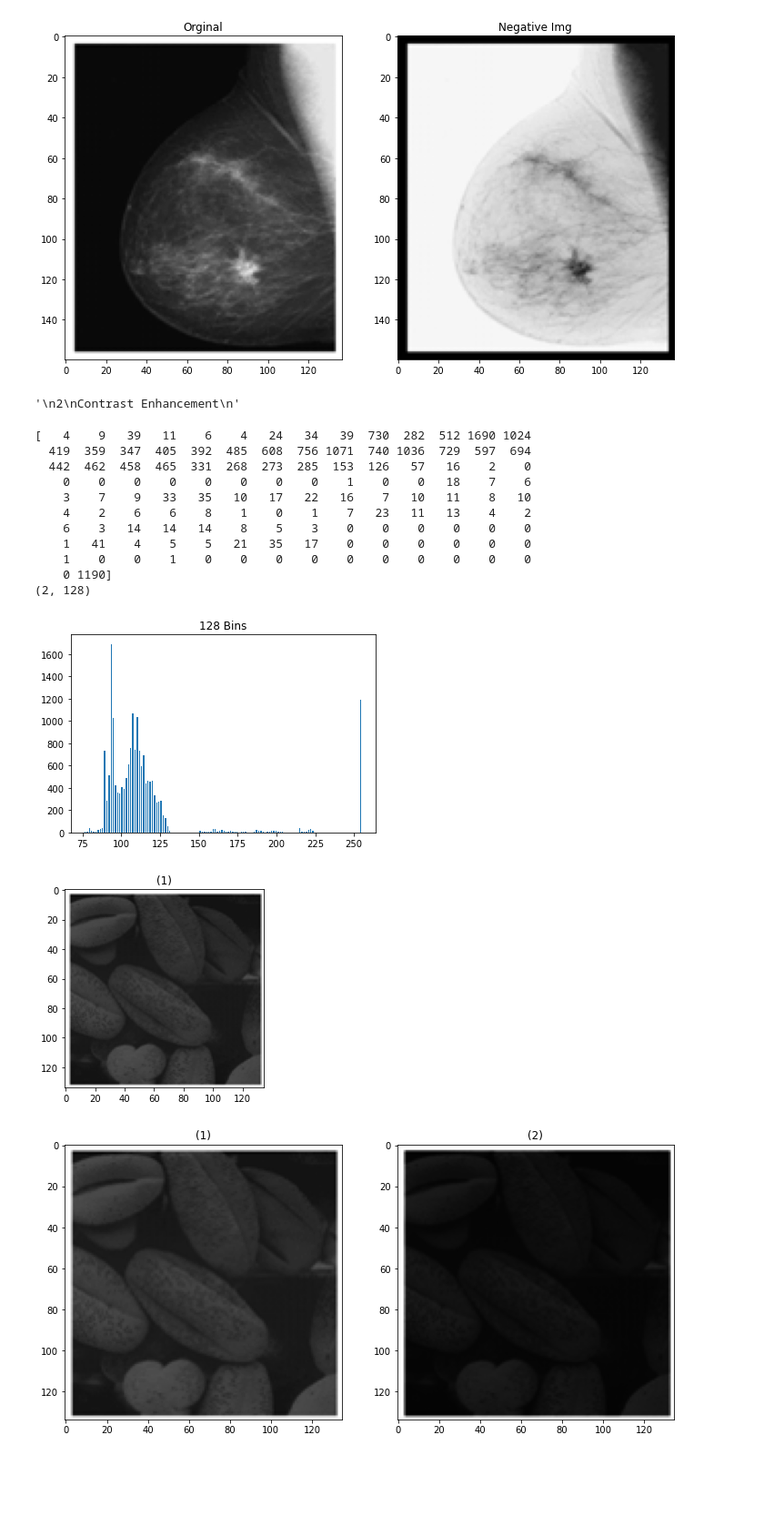
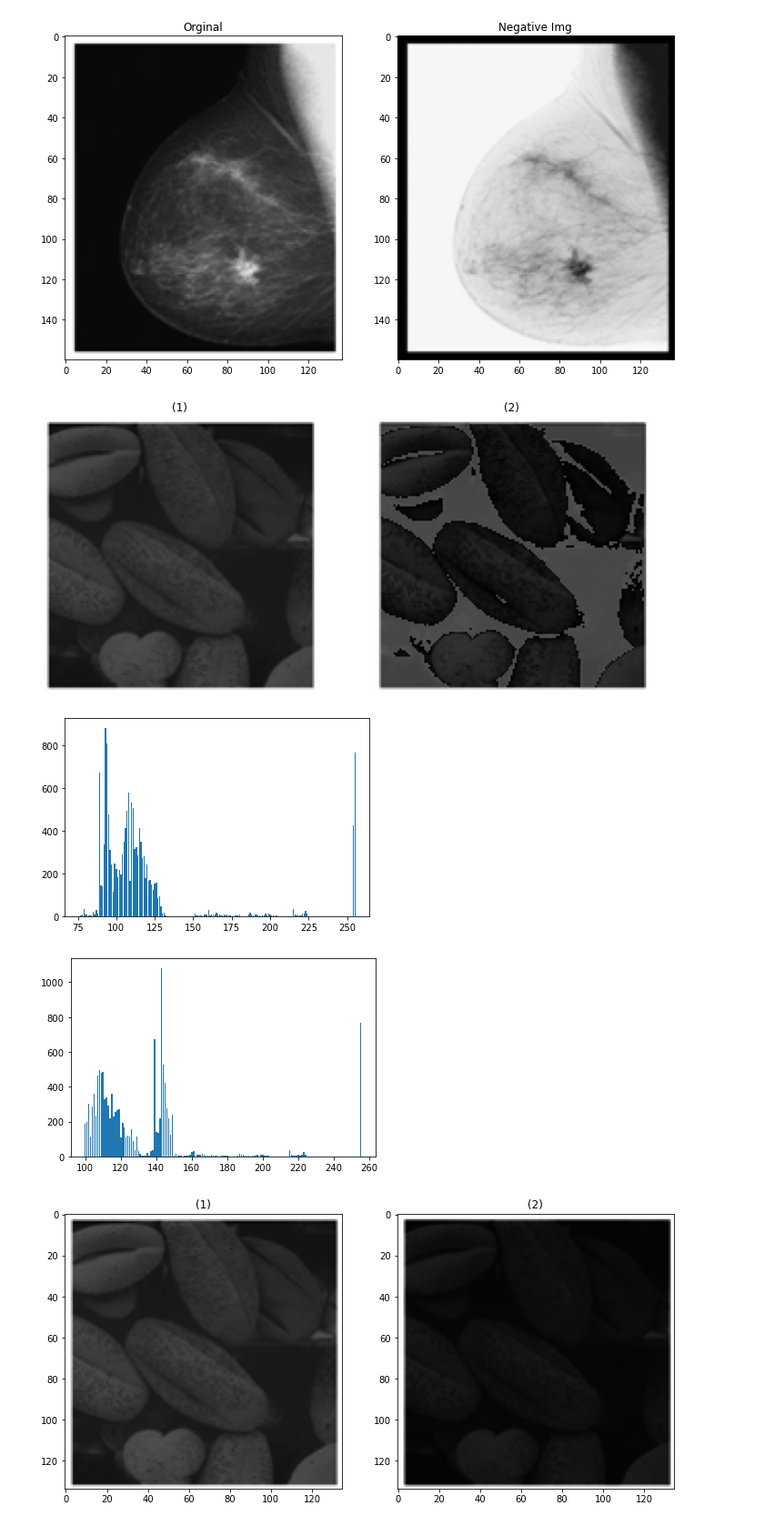
Before and after one commit to EngPeterAtef/ImageProcessing_Labs, a Jupyter notebook: lab4 _Contrast Enhancement/Lab4_STD.ipynb, the cells around one changed output. Shown at 91% size. Cells and saved outputs as stored; diff of their text form; code cells hidden in the pictures; blank space fills up the shorter version.

```diff
--- a/lab4 _Contrast Enhancement/Lab4_STD.ipynb
+++ b/lab4 _Contrast Enhancement/Lab4_STD.ipynb
@@ -53,10 +57,3 @@ negImg =  Negative(picture1,255)
 show_images([picture1,negImg],['Orginal','Negative Img'])
 # %% [output]
 [figure]
-# %%
-'''
-2
-Contrast Enhancement
-'''
-# %% [output]
-'\n2\nContrast Enhancement\n'
@@ -70,26 +60,31 @@ def showHist(img,histogramImg,title):
-# %%
-
-hist = histogram(picture2,nbins=128)
-print(hist[0])
-print(np.array(hist).shape)
-showHist(picture2,hist,"128 Bins")
-# %% [output]
-[   4    9   39   11    6    4   24   34   39  730  282  512 1690 1024
-  419  359  347  405  392  485  608  756 1071  740 1036  729  597  694
-  442  462  458  465  331  268  273  285  153  126   57   16    2    0
-    0    0    0    0    0    0    0    0    1    0    0   18    7    6
-    3    7    9   33   35   10   17   22   16    7   10   11    8   10
-    4    2    6    6    8    1    0    1    7   23   11   13    4    2
-    6    3   14   14   14    8    5    3    0    0    0    0    0    0
-    1   41    4    5    5   21   35   17    0    0    0    0    0    0
-    1    0    0    1    0    0    0    0    0    0    0    0    0    0
-    0 1190]
-(2, 128)
-[figure, removed]
-# %%
-show_images([picture2])
-# %% [output]
-[figure, removed]
+# %%
+'''
+2
+Contrast Enhancement
+'''
+def contrastEnhancementEquation(x):
+    return (3/2.0) * x + 50
+
+def contrastEnhancement(img):
+    newImg = np.copy(img)
+    N,M= newImg.shape
+    for i in range(N):
+        for j in range(M):
+            if newImg[i,j] < 100:
+                newImg[i,j] = contrastEnhancementEquation(newImg[i,j])
+    return newImg
+# %%
+
+newPic2 = contrastEnhancement(picture2*256)
+show_images([picture2,newPic2])
+showHistCommon(picture2*256)
+showHistCommon(newPic2)
+# print(newPic2.astype(np.uint8))
+# print(picture2.astype(np.uint8))
+# %% [output]
+[figure, added]
+[figure, added]
+[figure, added]
 # %%
 '''
 3
```
Also changed, not shown: parts of 11 cells of this notebook.
